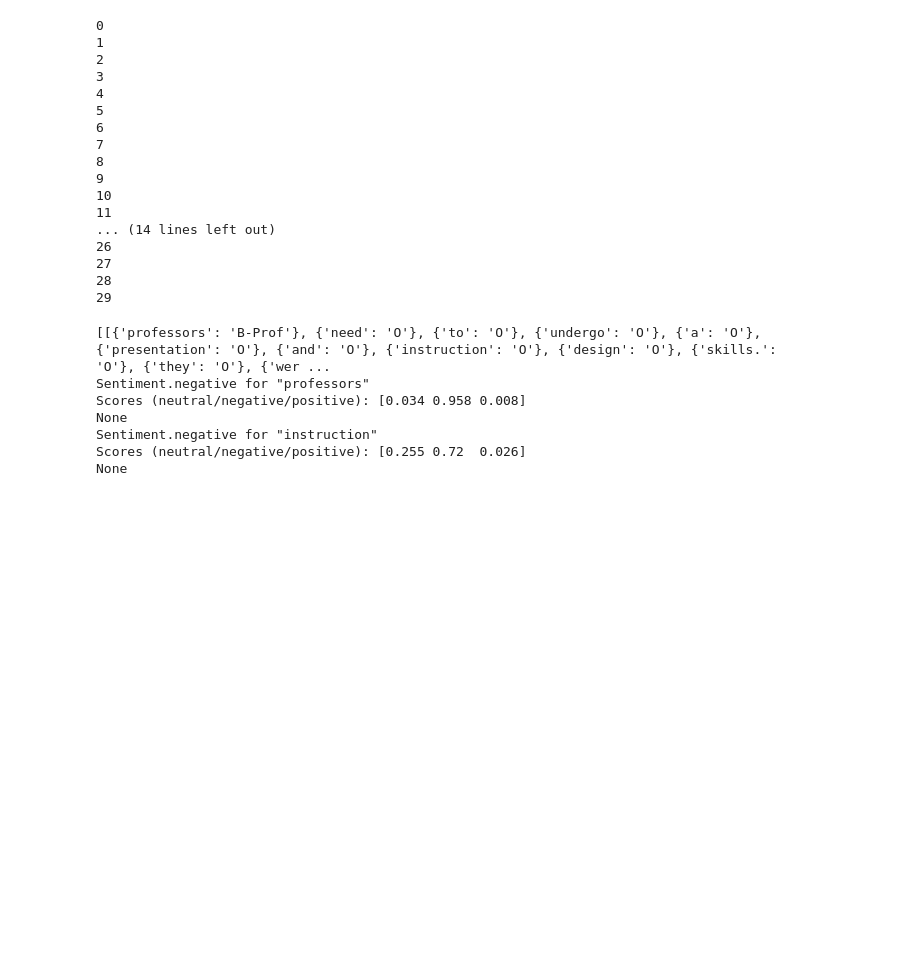
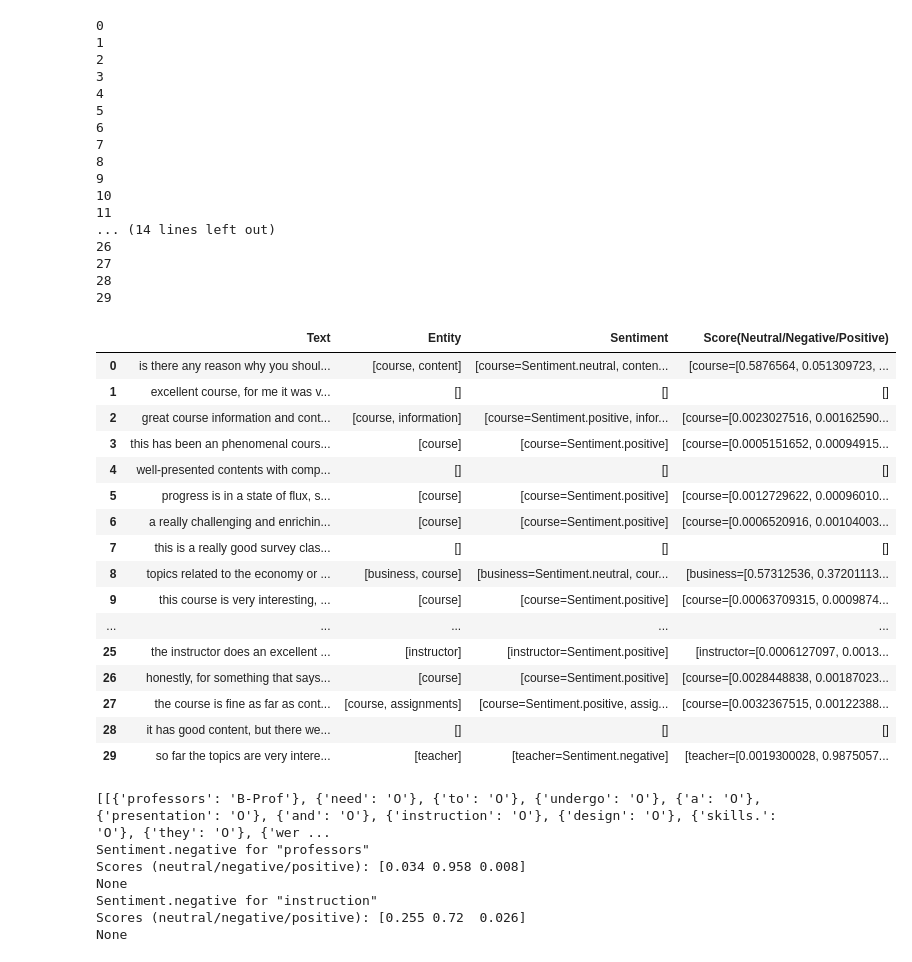
Before and after one commit to Navjot862/Courseera_analytics_tools, a Jupyter notebook: Entity.ipynb, the cells around one changed output. Drawn from its saved outputs; the diff is of its cells as text; code cells hidden in the pictures; blank space fills up the shorter version.

```diff
--- a/Entity.ipynb
+++ b/Entity.ipynb
@@ -280,6 +280,67 @@ for i in range(entity_df.shape[0]):
 27
 28
 29
+# %%
+##club loops
+
+##Making an entity dataframe
+
+entity_df=pd.DataFrame(columns=['Text','Entity','Sentiment','Score(Neutral/Negative/Positive)'])
+
+##loop for Review
+for  i in range(Sample_Review.shape[0]):
+  ##Creating Text column for filtering
+  Text1=Sample_Review['Review'].iloc[i]
+  Text1=Text1.lower()
+  a=[]
+  a.append(Text1)
+  ##Entity Prediction
+  pred1,raw_op_1 = model.predict(a)
+  # print(pred1)
+  entity=[]
+  ##Loop for predicttion
+  for j in range(len(pred1[0])):
+    if list(pred1[0][j].values())[0]!='O' and list(pred1[0][j].keys())[0] not in entity:
+      # print(list(pred1[0][j].keys())[0])
+      # print (pred1)
+      entity.append(list(pred1[0][j].keys())[0])
+  # print(entity)
+  ##Creating list of sentiment and score for sentiment
+  Sentiment_list=[]
+  Score_list=[]
+  ##loop for travessing entity
+  for k in range(len(entity)):
+    en=nlp(Text1,aspects=[entity[k]])
+    b=list(en.subtasks.values())[0]
+    Sentiment=str(b.aspect)+"="+str(b.sentiment)
+    Scores=str(b.aspect)+"="+str(b.scores)
+    Sentiment_list.append(Sentiment)
+    Score_list.append(Scores)
+  ##Storing values in data frame
+  entity_df.at[i,'Text']=Text1
+  entity_df.at[i,'Entity']=entity
+  entity_df.at[i,'Sentiment']=Sentiment_list
+  entity_df.at[i,'Score(Neutral/Negative/Positive)']=Score_list
+# %%
+entity_df
+# %% [output]
+|  | Text | Entity | Sentiment | Score(Neutral/Negative/Positive) |
+| 0 | is there any reason why you shoul... | [course, content] | [course=Sentiment.neutral, conten... | [course=[0.5876564, 0.051309723, ... |
+| 1 | excellent course, for me it was v... | [] | [] | [] |
+| 2 | great course information and cont... | [course, information] | [course=Sentiment.positive, infor... | [course=[0.0023027516, 0.00162590... |
+| 3 | this has been an phenomenal cours... | [course] | [course=Sentiment.positive] | [course=[0.0005151652, 0.00094915... |
+| 4 | well-presented contents with comp... | [] | [] | [] |
+| 5 | progress is in a state of flux, s... | [course] | [course=Sentiment.positive] | [course=[0.0012729622, 0.00096010... |
+| 6 | a really challenging and enrichin... | [course] | [course=Sentiment.positive] | [course=[0.0006520916, 0.00104003... |
+| 7 | this is a really good survey clas... | [] | [] | [] |
+| 8 | topics related to the economy or ... | [business, course] | [business=Sentiment.neutral, cour... | [business=[0.57312536, 0.37201113... |
+| 9 | this course is very interesting, ... | [course] | [course=Sentiment.positive] | [course=[0.00063709315, 0.0009874... |
+| ... | ... | ... | ... | ... |
+| 25 | the instructor does an excellent ... | [instructor] | [instructor=Sentiment.positive] | [instructor=[0.0006127097, 0.0013... |
+| 26 | honestly, for something that says... | [course] | [course=Sentiment.positive] | [course=[0.0028448838, 0.00187023... |
+| 27 | the course is fine as far as cont... | [course, assignments] | [course=Sentiment.positive, assig... | [course=[0.0032367515, 0.00122388... |
+| 28 | it has good content, but there we... | [] | [] | [] |
+| 29 | so far the topics are very intere... | [teacher] | [teacher=Sentiment.negative] | [teacher=[0.0019300028, 0.9875057... |
 # %%
 entity_df.to_csv("/content/Courseera_analytics_tools/entity.csv")
 # %%
```
